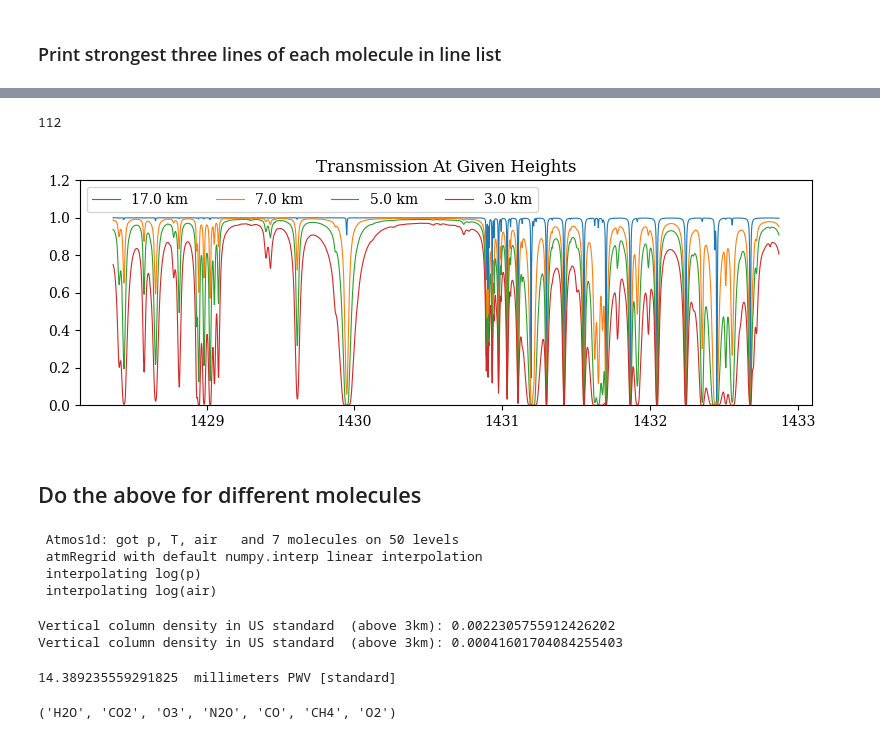
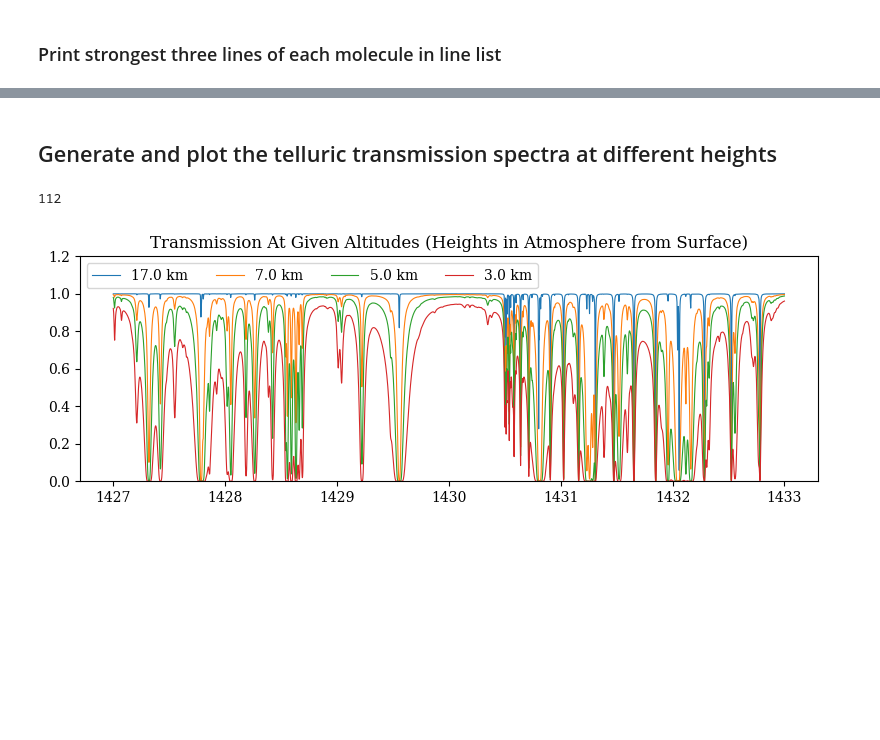
Before and after one commit to tschad/dkist_telluric_atlas, a Jupyter notebook: 1_telluric_1430_nm.ipynb, the cells around one changed output, grey strips where cells are left out. Drawn from its saved outputs; the diff is of its cells as text; code cells hidden in the pictures; blank space fills up the shorter version.

```diff
--- a/1_telluric_1430_nm.ipynb
+++ b/1_telluric_1430_nm.ipynb
@@ -367,9 +390,19 @@ plt.tight_layout()
 # %%
-atm_standard = py4cats.atmRead('./py4cats/data/atmos/50/USstandard_main.xy')  ## Ammonia wasn't really that important
-znew = np.hstack((py4cats.parseGridSpec('0[0.1]7'),atm_standard['z'][8:]/1e5))
+atm_standard = py4cats.atmRead('./py4cats/data/atmos/50/USstandard_main.xy') ## Using standard atmosphere
+znew = np.hstack((py4cats.parseGridSpec('0[0.1]7'),atm_standard['z'][8:]/1e5))  ## regridding
 atm_standard  = py4cats.atmRegrid(atm_standard,znew*1e5)
-atm_standard['CO2'] = atm_standard['CO2'] * 1.92
-atm_standard['H2O'] = atm_standard['H2O'] * 0.48
+
+cmr_co2_std = py4cats.cmr(atm_standard,'CO2',zMin = .0)
+print(f"Column Mixing Ratio of CO2 in US standard atmosphere: {cmr_co2_std}")
+cmr_co2_set = 0.000416   ## global average CO2 for Dec 2023 -  417 ppm
+ratio = cmr_co2_set / cmr_co2_std
+print(f"Ratio to apply: {ratio:.3f}")
+atm_standard['CO2'] = atm_standard['CO2'] * ratio  ## scaling of CO2
+
+PWV = py4cats.vcd(atm_standard,'H2O',zMin = 0.0)/rho/Na * M * 10  ## millimeters
+print(f"PWV {PWV:.2f} millimeters")
+
+## Set selected atmosphere to atmDat for use below
 atmDat = atm_standard
 # %% [output]
  Atmos1d: got p, T, air   and 7 molecules on 50 levels
@@ -381,3 +417,5 @@ atmDat = atm_standard
 # %%
-xssDict = py4cats.lbl2xs(dictOfLineLists, atmDat['p'], atmDat['T'],(6979,7001))
+xssDict = py4cats.lbl2xs(dictOfLineLists, atmDat['p'], atmDat['T'],(wnMin,wnMax))
+clear_output()      ### py4cats produces a lot of outputs...can clear it here.
+print(' DONE --> Outputs cleared')
 # %% [output]
@@ -443,7 +457,14 @@ plt.tight_layout()
 # %%
-## change the airmass for a slant geometry
+## get delta optical depths layer-by-layer
 dodList = py4cats.ac2dod(absCoList)
-airmass = 1. ## 1/np.cos(zenith_angle)  == 2 @ 60 deg
+
+## change the airmass for a slant geometry if desired
+zenith_angle = np.deg2rad(0.)
+airmass = 1/np.cos(zenith_angle)
+print(f" Airmass: {airmass:.3f}")
 for n in range(len(dodList)):
     dodList[n] = dodList[n]*airmass  ## airmass
+
+clear_output()      ### py4cats produces a lot of outputs...can clear it here.
+print(' DONE --> Outputs cleared')
 # %% [output]
@@ -471 +478,3 @@ tod = py4cats.dod2tod(dodList)  ## total od
+# %% [markdown]
+## Generate and plot the telluric transmission spectra at different heights
 # %%
@@ -475,42 +484,14 @@ print(len(codList))
 # %%
 plt.figure(figsize = (8,3))
 
 for n in 80,70,50,30,:
-    plt.plot(1e7/codList[n].grid(),np.exp(-codList[n]),lw = 0.8,label = str(np.round(atmDat['z'][n]/1e5,2)) + ' km')
+    wvAir = vac2air((1e7/codList[n].grid() )*10)/10.
+    transmission = np.exp(-codList[n])
+    plt.plot(wvAir,transmission,lw = 0.8,label = str(np.round(atmDat['z'][n]/1e5,2)) + ' km')
 
 plt.legend(loc = 'upper left',ncol = 4)
 plt.ylim(0.,1.2)
-plt.title('Transmission At Given Heights')
+plt.title('Transmission At Given Altitudes (Heights in Atmosphere from Surface)')
 plt.tight_layout()
 # %% [output]
-[figure, old version]
+[figure, new version]
-# %% [markdown]
-## Do the above for different molecules
-# %%
-atm_standard = py4cats.atmRead('./py4cats/data/atmos/50/USstandard_main.xy')  ## Ammonia wasn't really that important
-znew = np.hstack((py4cats.parseGridSpec('0[0.1]7'),atm_standard['z'][8:]/1e5))
-atm_standard  = py4cats.atmRegrid(atm_standard,znew*1e5)
-atm_standard['CO2'] = atm_standard['CO2'] * 1.26  ## scaled to 11 Dec 2023 -  417 ppm
-atm_standard['H2O'] = atm_standard['H2O']
-atmDat = atm_standard
-# %% [output]
- Atmos1d: got p, T, air   and 7 molecules on 50 levels
- atmRegrid with default numpy.interp linear interpolation
- interpolating log(p)
- interpolating log(air)
-# %%
-print(f"Vertical column density in US standard  (above 3km): {py4cats.cmr(atm_standard,'H2O',zMin = .0)}")
-print(f"Vertical column density in US standard  (above 3km): {py4cats.cmr(atm_standard,'CO2',zMin = .0)}")
-# %% [output]
-Vertical column density in US standard  (above 3km): 0.0022305755912426202
-Vertical column density in US standard  (above 3km): 0.00041601704084255403
-# %%
-V = py4cats.vcd(atm_standard,'H2O',zMin = 0.0)
-h = V /rho/Na * M * 10  ## millimeters
-print(h,' millimeters PWV [standard]')
-# %% [output]
-14.389235559291825  millimeters PWV [standard]
-# %%
-main_mol
-# %% [output]
-('H2O', 'CO2', 'O3', 'N2O', 'CO', 'CH4', 'O2')
```
Also changed, not shown: parts of 49 cells of this notebook.
